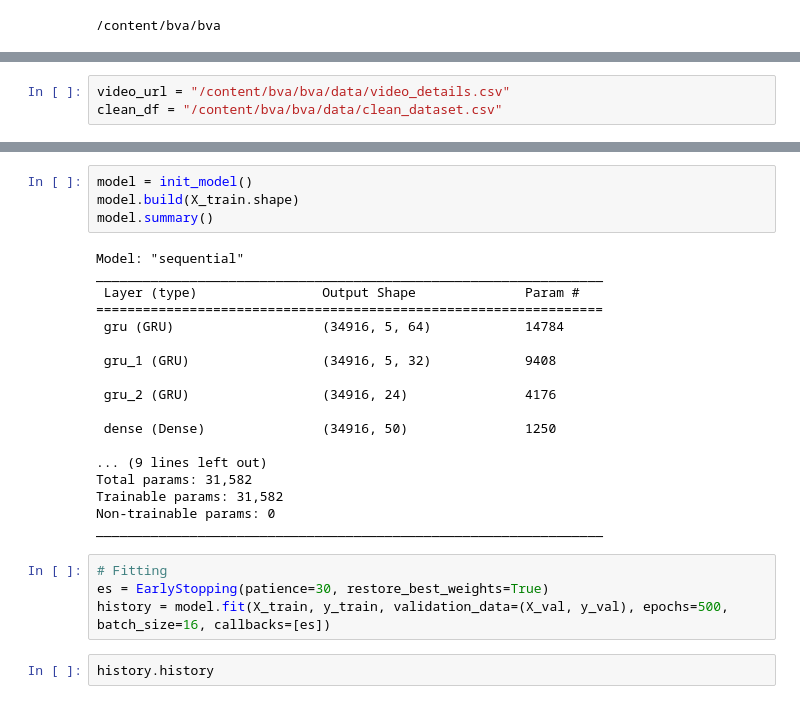
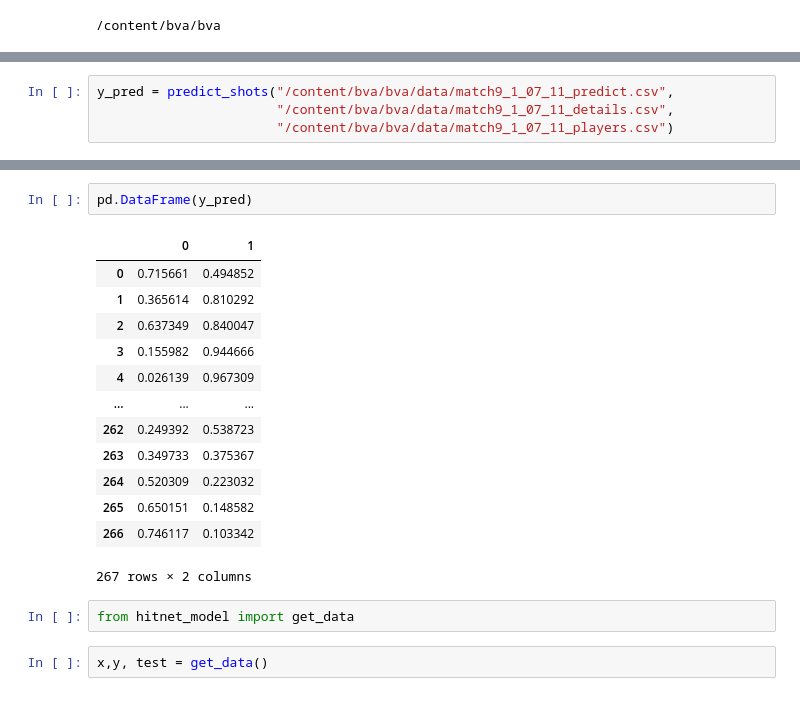
Before and after one commit to PtoNP/bva, a Jupyter notebook: notebooks/Modèle.ipynb, the cells around one changed output, grey strips where cells are left out. Saved outputs shown, nothing was run; the diff lists cells and outputs as text.

```diff
--- a/notebooks/Modèle.ipynb
+++ b/notebooks/Modèle.ipynb
@@ -38,3 +30,4 @@ from tensorflow.keras.optimizers import RMSprop
 # %%
-video_url = "/content/bva/bva/data/video_details.csv"
-clean_df = "/content/bva/bva/data/clean_dataset.csv"
+y_pred = predict_shots("/content/bva/bva/data/match9_1_07_11_predict.csv",
+                       "/content/bva/bva/data/match9_1_07_11_details.csv",
+                       "/content/bva/bva/data/match9_1_07_11_players.csv")
@@ -105,28 +34,20 @@ def init_model():
-# %%
-model = init_model()
-model.build(X_train.shape)
-model.summary()
-# %% [output]
-Model: "sequential"
-_________________________________________________________________
- Layer (type)                Output Shape              Param #
-=================================================================
- gru (GRU)                   (34916, 5, 64)            14784
-
- gru_1 (GRU)                 (34916, 5, 32)            9408
-
- gru_2 (GRU)                 (34916, 24)               4176
-
- dense (Dense)               (34916, 50)               1250
-
-... (9 lines left out)
-Total params: 31,582
-Trainable params: 31,582
-Non-trainable params: 0
-_________________________________________________________________
-# %%
-# Fitting
-es = EarlyStopping(patience=30, restore_best_weights=True)
-history = model.fit(X_train, y_train, validation_data=(X_val, y_val), epochs=500, batch_size=16, callbacks=[es])
-# %%
-history.history
+# %%
+pd.DataFrame(y_pred)
+# %% [output]
+|  | 0 | 1 |
+| 0 | 0.715661 | 0.494852 |
+| 1 | 0.365614 | 0.810292 |
+| 2 | 0.637349 | 0.840047 |
+| 3 | 0.155982 | 0.944666 |
+| 4 | 0.026139 | 0.967309 |
+| ... | ... | ... |
+| 262 | 0.249392 | 0.538723 |
+| 263 | 0.349733 | 0.375367 |
+| 264 | 0.520309 | 0.223032 |
+| 265 | 0.650151 | 0.148582 |
+| 266 | 0.746117 | 0.103342 |
+267 rows × 2 columns
+# %%
+from hitnet_model import get_data
+# %%
+x,y, test = get_data()
```
Also changed, not shown: parts of 32 cells of this notebook.
